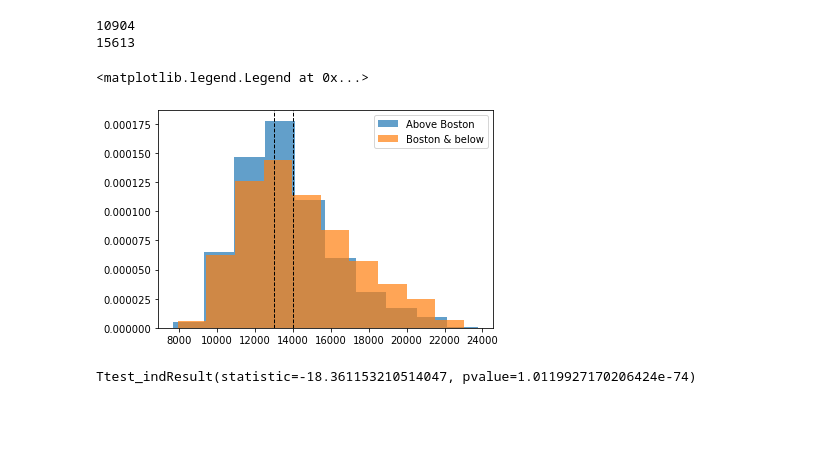
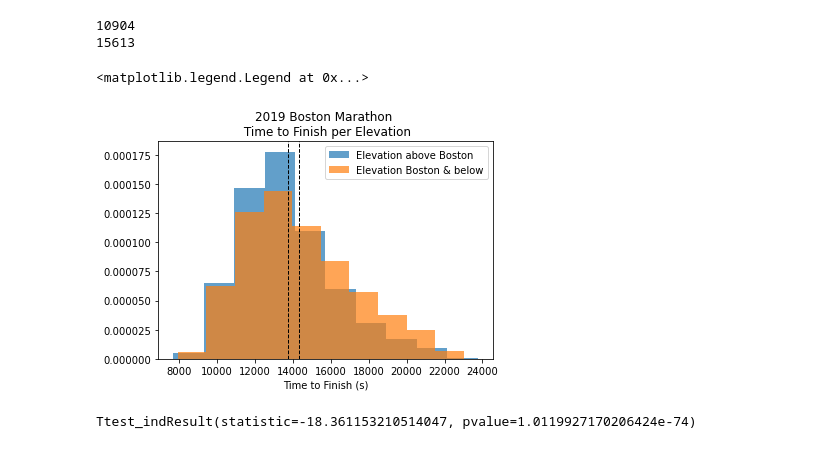
Before and after one commit to skhelifi1/Running-Project-GroupE, a Jupyter notebook: boston2019_elevation_analysis.ipynb, the cells around one changed output. Saved outputs shown, nothing was run; the diff lists cells and outputs as text; code cells hidden in the pictures; blank space fills up the shorter version.

```diff
--- a/boston2019_elevation_analysis.ipynb
+++ b/boston2019_elevation_analysis.ipynb
@@ -270,14 +273,16 @@ b_low_sec_data = boston_low_elevation_df["Seconds"]
 b_high_sec_data = boston_high_elevation_df["Seconds"]
 # %%
 # create plot for times for elevations below Boston and elevations above Boston
-plt.hist(b_high_sec_data, 10, density=True, alpha=0.7, label="Above Boston")
-plt.hist(b_low_sec_data, 10, density=True, alpha=0.7, label="Boston & below")
-plt.axvline(high_sec_data.mean(), color='k', linestyle='dashed', linewidth=1)
-plt.axvline(norm_sec_data.mean(), color='k', linestyle='dashed', linewidth=1)
+plt.hist(b_high_sec_data, 10, density=True, alpha=0.7, label="Elevation above Boston")
+plt.hist(b_low_sec_data, 10, density=True, alpha=0.7, label="Elevation Boston & below")
+plt.axvline(b_high_sec_data.mean(), color='k', linestyle='dashed', linewidth=1)
+plt.axvline(b_low_sec_data.mean(), color='k', linestyle='dashed', linewidth=1)
+plt.title(f"2019 Boston Marathon \n Time to Finish per Elevation")
+plt.xlabel("Time to Finish (s)")
 plt.legend()
 # %% [output]
 <matplotlib.legend.Legend at 0x...>
-[figure, old version]
+[figure, new version]
 # %%
 st.ttest_ind(b_high_sec_data, b_low_sec_data, equal_var=False)
 # %% [output]
```
Also changed, not shown: parts of 5 cells of this notebook.
